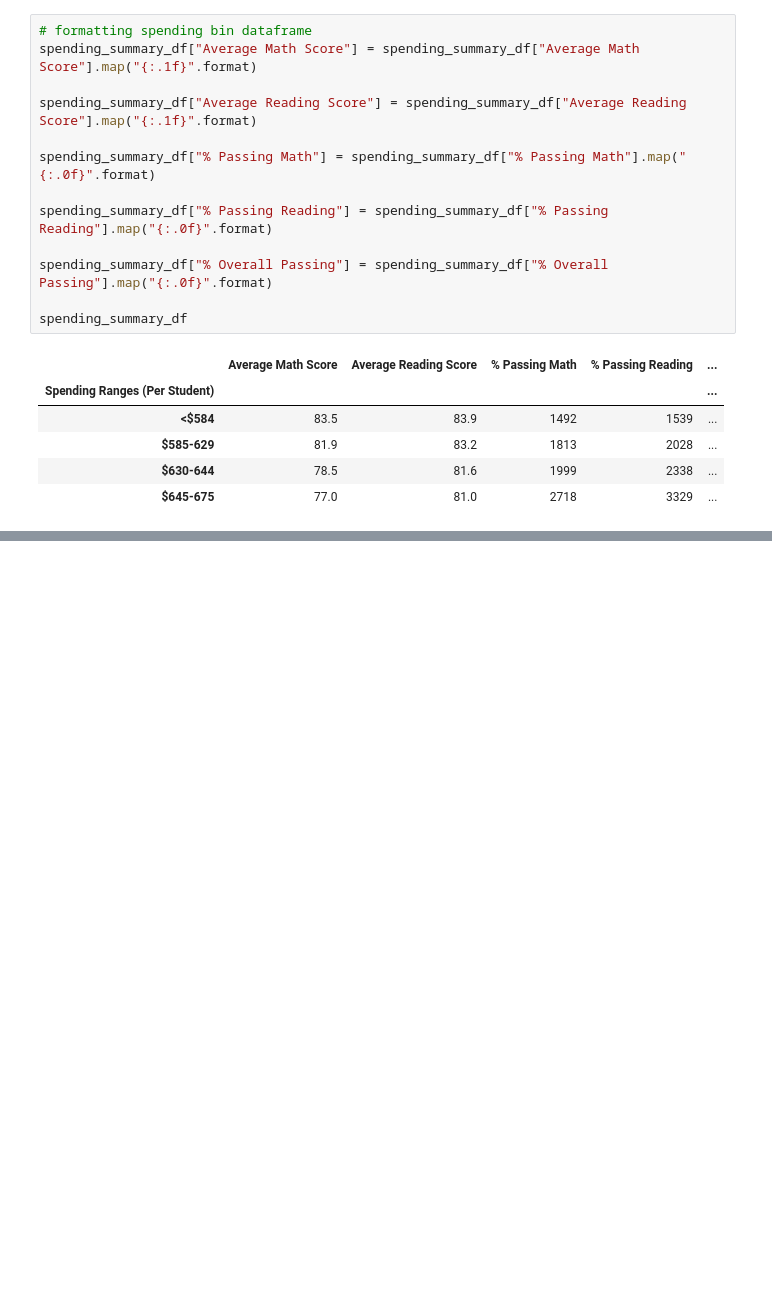
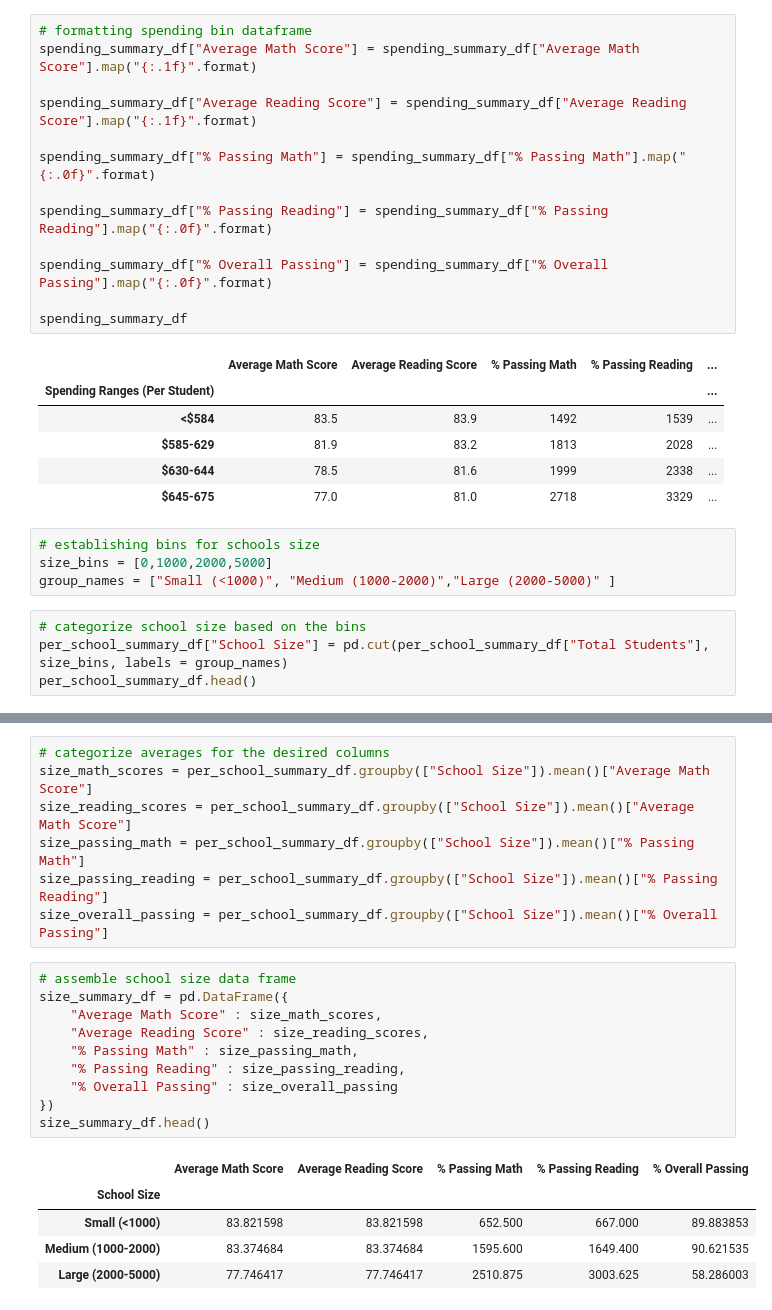
Before and after one commit to yikesbadatnames/School_District_Analysis, a Jupyter notebook: PyCitySchools.ipynb, the cells around one changed output, grey strips where cells are left out. Drawn from its saved outputs; the diff is of its cells as text; blank space fills up the shorter version.

Commit message:
school size

```diff
--- a/PyCitySchools.ipynb
+++ b/PyCitySchools.ipynb
@@ -906,3 +906,11 @@ spending_summary_df
 | $585-629 | 81.9 | 83.2 | 1813 | 2028 | ... |
 | $630-644 | 78.5 | 81.6 | 1999 | 2338 | ... |
 | $645-675 | 77.0 | 81.0 | 2718 | 3329 | ... |
+# %%
+# establishing bins for schools size
+size_bins = [0,1000,2000,5000]
+group_names = ["Small (<1000)", "Medium (1000-2000)","Large (2000-5000)" ]
+# %%
+# categorize school size based on the bins
+per_school_summary_df["School Size"] = pd.cut(per_school_summary_df["Total Students"], size_bins, labels = group_names)
+per_school_summary_df.head()
@@ -908,0 +924,23 @@ spending_summary_df
+# %%
+# categorize averages for the desired columns
+size_math_scores = per_school_summary_df.groupby(["School Size"]).mean()["Average Math Score"]
+size_reading_scores = per_school_summary_df.groupby(["School Size"]).mean()["Average Math Score"]
+size_passing_math = per_school_summary_df.groupby(["School Size"]).mean()["% Passing Math"]
+size_passing_reading = per_school_summary_df.groupby(["School Size"]).mean()["% Passing Reading"]
+size_overall_passing = per_school_summary_df.groupby(["School Size"]).mean()["% Overall Passing"]
+# %%
+# assemble school size data frame
+size_summary_df = pd.DataFrame({
+    "Average Math Score" : size_math_scores,
+    "Average Reading Score" : size_reading_scores,
+    "% Passing Math" : size_passing_math,
+    "% Passing Reading" : size_passing_reading,
+    "% Overall Passing" : size_overall_passing
+})
+size_summary_df.head()
+# %% [output]
+|  | Average Math Score | Average Reading Score | % Passing Math | % Passing Reading | % Overall Passing |
+| School Size |  |  |  |  |  |
+| Small (<1000) | 83.821598 | 83.821598 | 652.500 | 667.000 | 89.883853 |
+| Medium (1000-2000) | 83.374684 | 83.374684 | 1595.600 | 1649.400 | 90.621535 |
+| Large (2000-5000) | 77.746417 | 77.746417 | 2510.875 | 3003.625 | 58.286003 |
```
Also changed, not shown: parts of 2 cells of this notebook.
